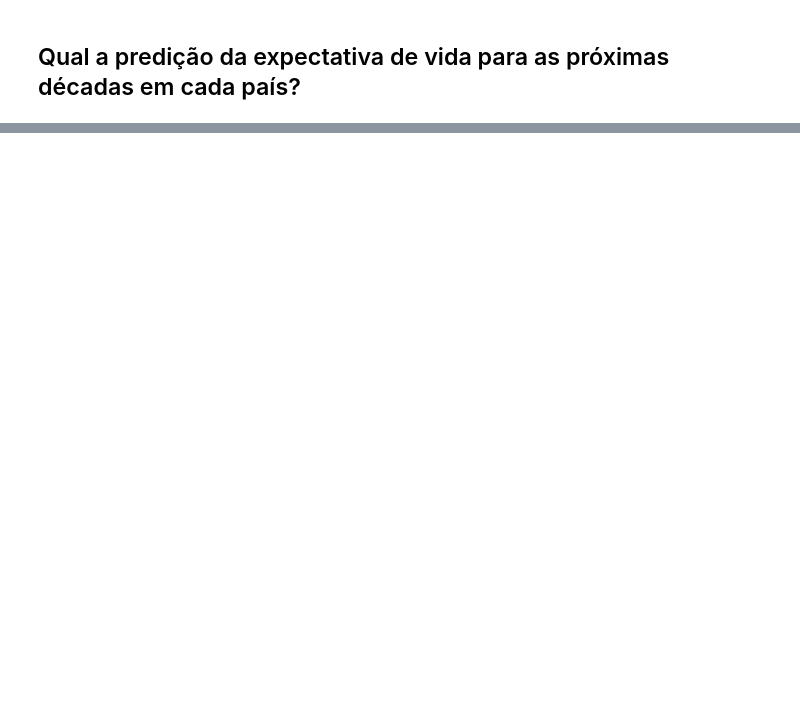
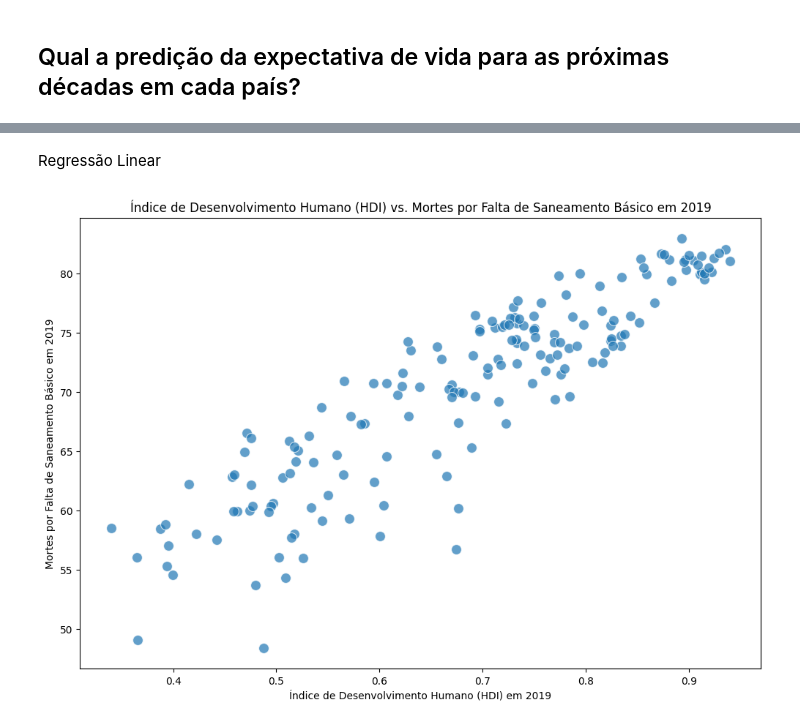
Before and after one commit to marcelomrad/Trabalho_Final_ICD, a Jupyter notebook: main.ipynb, the cells around one changed output, grey strips where cells are left out. Saved outputs shown, nothing was run; the diff lists cells and outputs as text; code cells hidden in the pictures; blank space fills up the shorter version.

```diff
--- a/main.ipynb
+++ b/main.ipynb
@@ -151,0 +347,25 @@ Period  2019_expectativa  razao_2019_2000
+# %% [markdown]
+Regressão Linear
+# %%
+#anos_interesse = [2000, 2010, 2015, 2019]
+df_anos_interesse = merged_df_12
+df_anos_interesse['Media_LifeExp'] = merged_df_12[['2000_expectativa', '2010_expectativa', '2015_expectativa', '2019_expectativa']].mean(axis=1)
+df_anos_interesse['Media_HDI'] = merged_df_12[['HDI_2000', 'HDI_2010', 'HDI_2015', 'HDI_2019']].mean(axis=1)
+
+
+
+# Crie o gráfico de dispersão.
+plt.figure(figsize=(12, 8))
+
+# Use o método scatter do matplotlib para criar o gráfico.
+scatter = sns.scatterplot(x='Media_HDI', y='Media_LifeExp', data=df_anos_interesse, s=100, alpha=0.7)
+
+# Defina os rótulos dos eixos e o título.
+plt.title('Índice de Desenvolvimento Humano (HDI) vs. Mortes por Falta de Saneamento Básico em 2019')
+plt.xlabel('Índice de Desenvolvimento Humano (HDI) em 2019')
+plt.ylabel('Mortes por Falta de Saneamento Básico em 2019')
+
+# Exiba o gráfico.
+plt.show()
+# %% [output]
+[figure, added]
```
Also changed, not shown: parts of 137 cells of this notebook.
